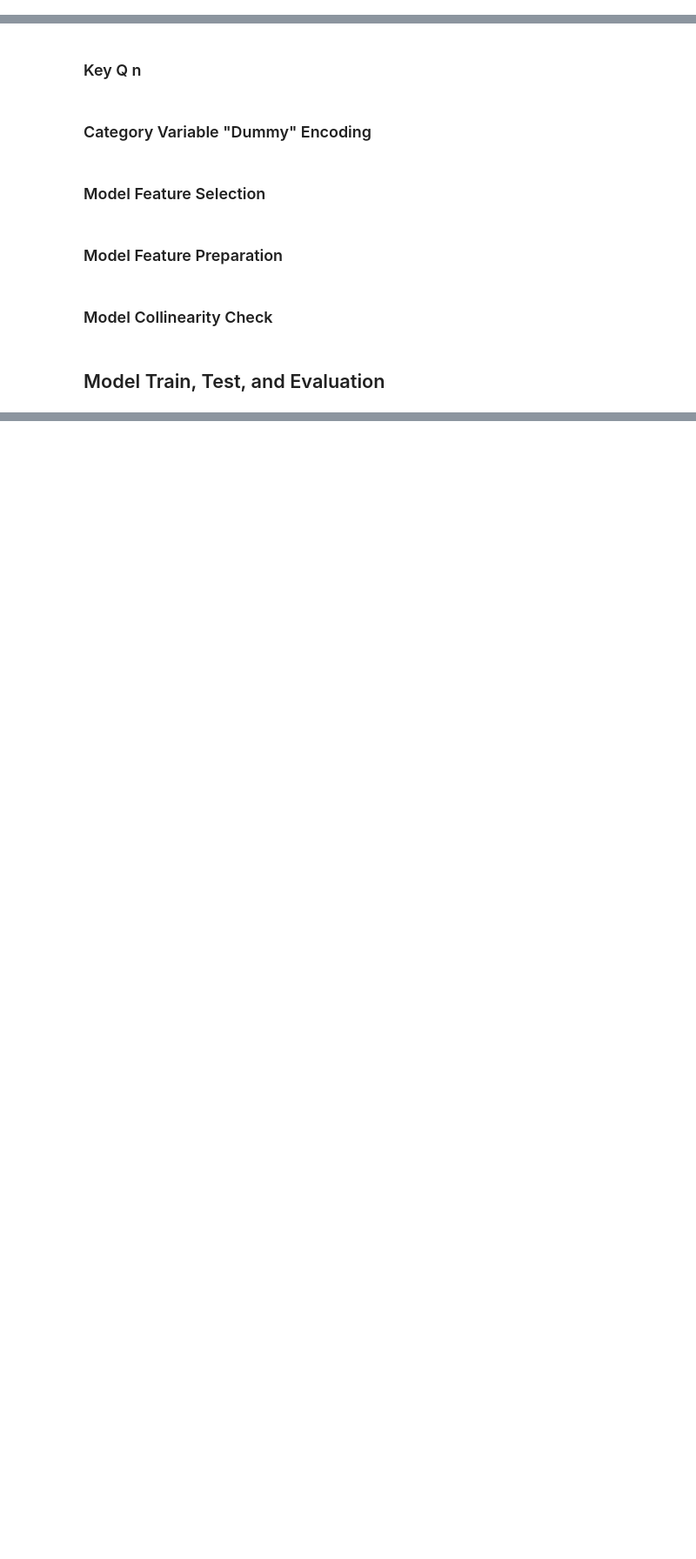
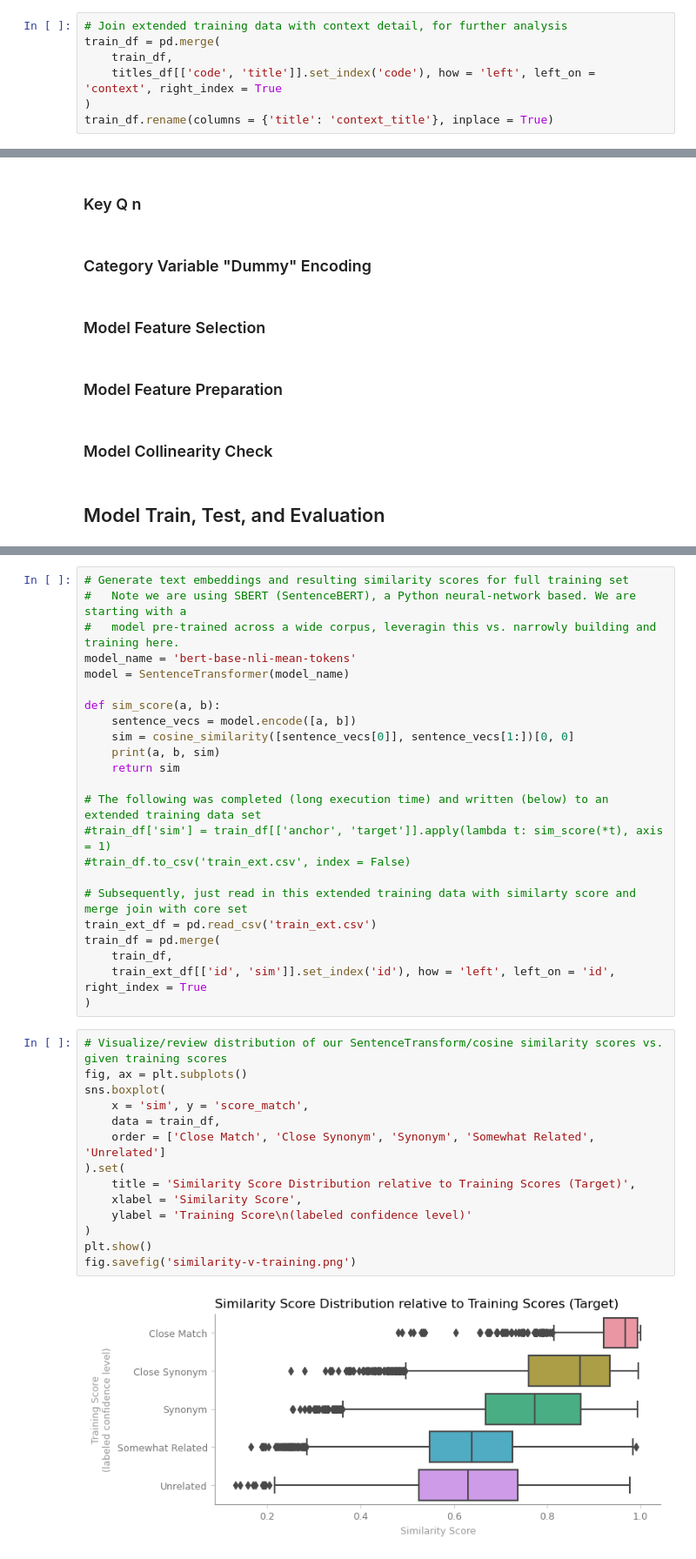
Before and after one commit to davefriesen/patent-semantics, a Jupyter notebook: source/patent-semantics.ipynb, the cells around one changed output, grey strips where cells are left out. Shown at 87% size. Drawn from its saved outputs; the diff is of its cells as text; blank space fills up the shorter version.

```diff
--- a/source/patent-semantics.ipynb
+++ b/source/patent-semantics.ipynb
@@ -193,2 +288,9 @@ fig.savefig('similarity-v-training.png')
+# %%
+# Join extended training data with context detail, for further analysis
+train_df = pd.merge(
+    train_df,
+    titles_df[['code', 'title']].set_index('code'), how = 'left', left_on = 'context', right_index = True
+)
+train_df.rename(columns = {'title': 'context_title'}, inplace = True)
 # %% [markdown]
 ## Multivariate Analysis, Model and Feature Selection/Refinement
@@ -208,0 +314,39 @@ fig.savefig('similarity-v-training.png')
+# %%
+# Generate text embeddings and resulting similarity scores for full training set
+#   Note we are using SBERT (SentenceBERT), a Python neural-network based. We are starting with a
+#   model pre-trained across a wide corpus, leveragin this vs. narrowly building and training here.
+model_name = 'bert-base-nli-mean-tokens'
+model = SentenceTransformer(model_name)
+
+def sim_score(a, b):
+    sentence_vecs = model.encode([a, b])
+    sim = cosine_similarity([sentence_vecs[0]], sentence_vecs[1:])[0, 0]
+    print(a, b, sim)
+    return sim
+
+# The following was completed (long execution time) and written (below) to an extended training data set
+#train_df['sim'] = train_df[['anchor', 'target']].apply(lambda t: sim_score(*t), axis = 1)
+#train_df.to_csv('train_ext.csv', index = False)
+
+# Subsequently, just read in this extended training data with similarty score and merge join with core set
+train_ext_df = pd.read_csv('train_ext.csv')
+train_df = pd.merge(
+    train_df,
+    train_ext_df[['id', 'sim']].set_index('id'), how = 'left', left_on = 'id', right_index = True
+)
+# %%
+# Visualize/review distribution of our SentenceTransform/cosine similarity scores vs. given training scores
+fig, ax = plt.subplots()
+sns.boxplot(
+    x = 'sim', y = 'score_match',
+    data = train_df,
+    order = ['Close Match', 'Close Synonym', 'Synonym', 'Somewhat Related', 'Unrelated']
+).set(
+    title = 'Similarity Score Distribution relative to Training Scores (Target)',
+    xlabel = 'Similarity Score',
+    ylabel = 'Training Score\n(labeled confidence level)'
+)
+plt.show()
+fig.savefig('similarity-v-training.png')
+# %% [output]
+[figure, new version]
```
Also changed, not shown: parts of 36 cells of this notebook, 14 other files.
